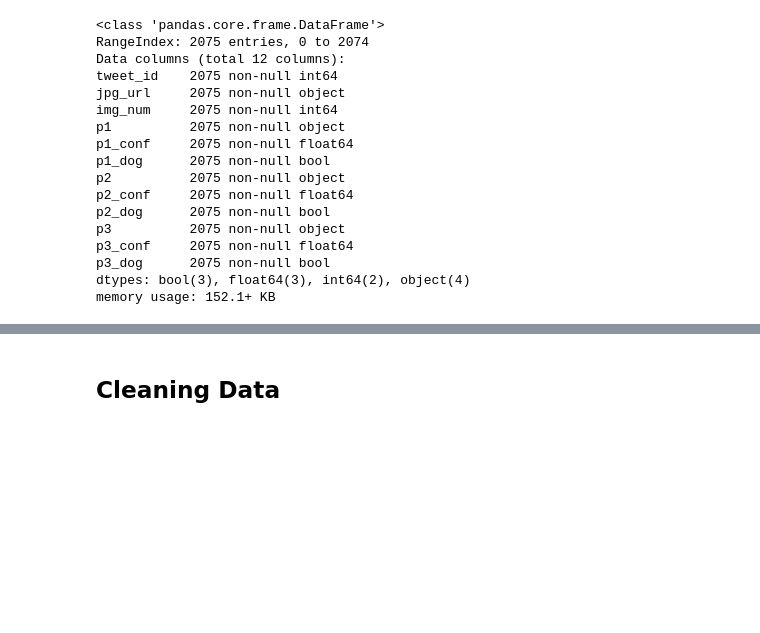
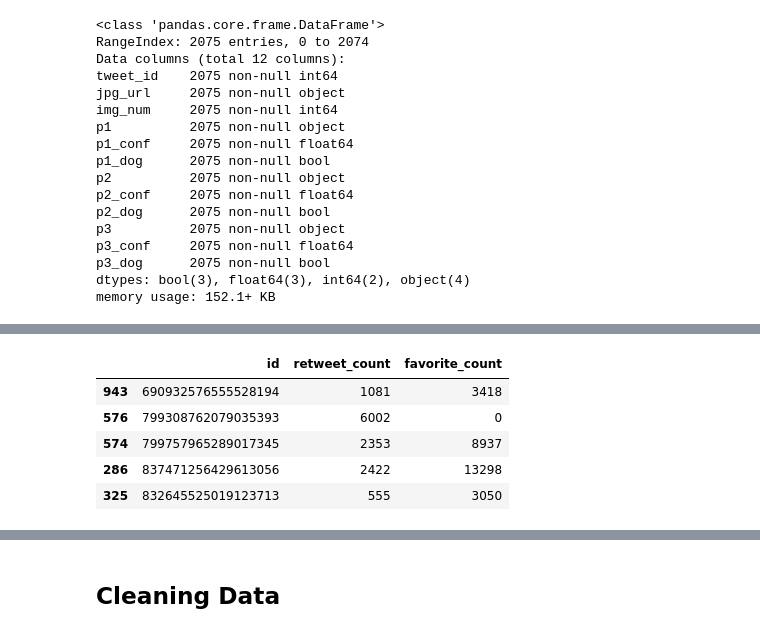
Before and after one commit to jmlcode/p3-analyze-tweet-data, a Jupyter notebook: wrangle_act.ipynb, the cells around one changed output, grey strips where cells are left out. Cells and saved outputs as stored; diff of their text form; code cells hidden in the pictures; blank space fills up the shorter version.

```diff
--- a/wrangle_act.ipynb
+++ b/wrangle_act.ipynb
@@ -322,0 +325,10 @@ memory usage: 152.1+ KB
+# %%
+# assessment 3.1
+df_json_clean.sample(5)
+# %% [output]
+|  | id | retweet_count | favorite_count |
+| 943 | 690932576555528194 | 1081 | 3418 |
+| 576 | 799308762079035393 | 6002 | 0 |
+| 574 | 799757965289017345 | 2353 | 8937 |
+| 286 | 837471256429613056 | 2422 | 13298 |
+| 325 | 832645525019123713 | 555 | 3050 |
```
Also changed, not shown: parts of 3 cells of this notebook.
